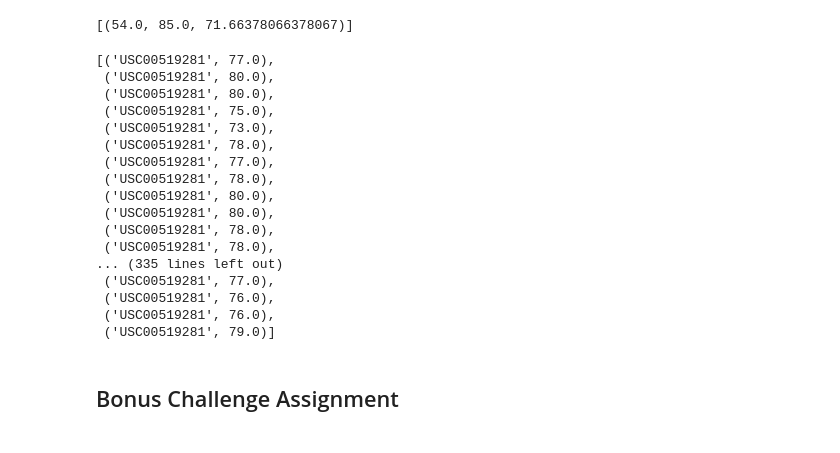
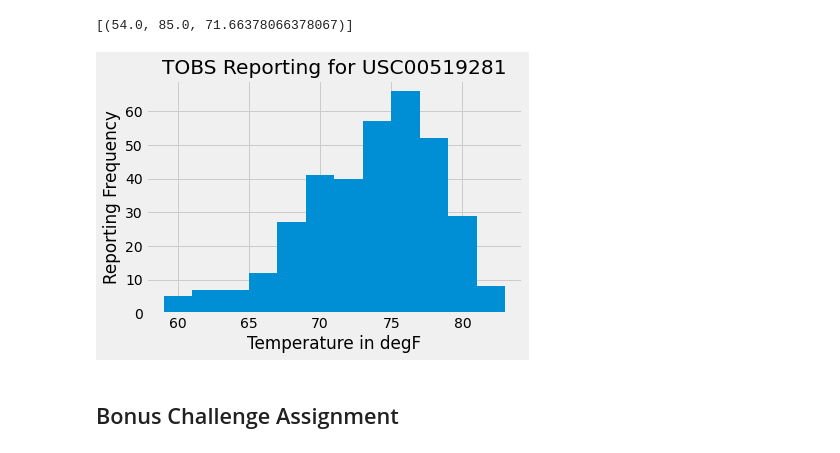
Before and after one commit to tward90/SQLAlchemy-Challenge, a Jupyter notebook: climate_starter.ipynb, the cells around one changed output. Saved outputs shown, nothing was run; the diff lists cells and outputs as text; code cells hidden in the pictures.

```diff
--- a/climate_starter.ipynb
+++ b/climate_starter.ipynb
@@ -230,27 +196,21 @@ session.query(func.min(Measurement.tobs), func.max(Measurement.tobs), func.avg(M
 # %%
 # Choose the station with the highest number of temperature observations.
 # Query the last 12 months of temperature observation data for this station and plot the results as a histogram
 
-session.query(Measurement.station, Measurement.tobs).filter(Measurement.station == most_act).\
+results = session.query(Measurement.date, Measurement.tobs).filter(Measurement.station == most_act).\
                 filter(Measurement.date >= first_date).all()
+
+temp = [result[1] for result in results[:]]
+# Temp_DF = pd.read_sql_query(temp_statement, session.bind)
+# Temp_DF
+
+plt.hist(temp, bins = 12)
+plt.title("TOBS Reporting for USC00519281")
+plt.ylabel("Reporting Frequency")
+plt.xlabel("Temperature in degF")
+plt.show()
 # %% [output]
-[('USC00519281', 77.0),
- ('USC00519281', 80.0),
- ('USC00519281', 80.0),
- ('USC00519281', 75.0),
- ('USC00519281', 73.0),
- ('USC00519281', 78.0),
- ('USC00519281', 77.0),
- ('USC00519281', 78.0),
- ('USC00519281', 80.0),
- ('USC00519281', 80.0),
- ('USC00519281', 78.0),
- ('USC00519281', 78.0),
-... (335 lines left out)
- ('USC00519281', 77.0),
- ('USC00519281', 76.0),
- ('USC00519281', 76.0),
- ('USC00519281', 79.0)]
+[figure, added]
 # %% [markdown]
 ## Bonus Challenge Assignment
 # %%
```
Also changed, not shown: parts of 7 cells of this notebook.
